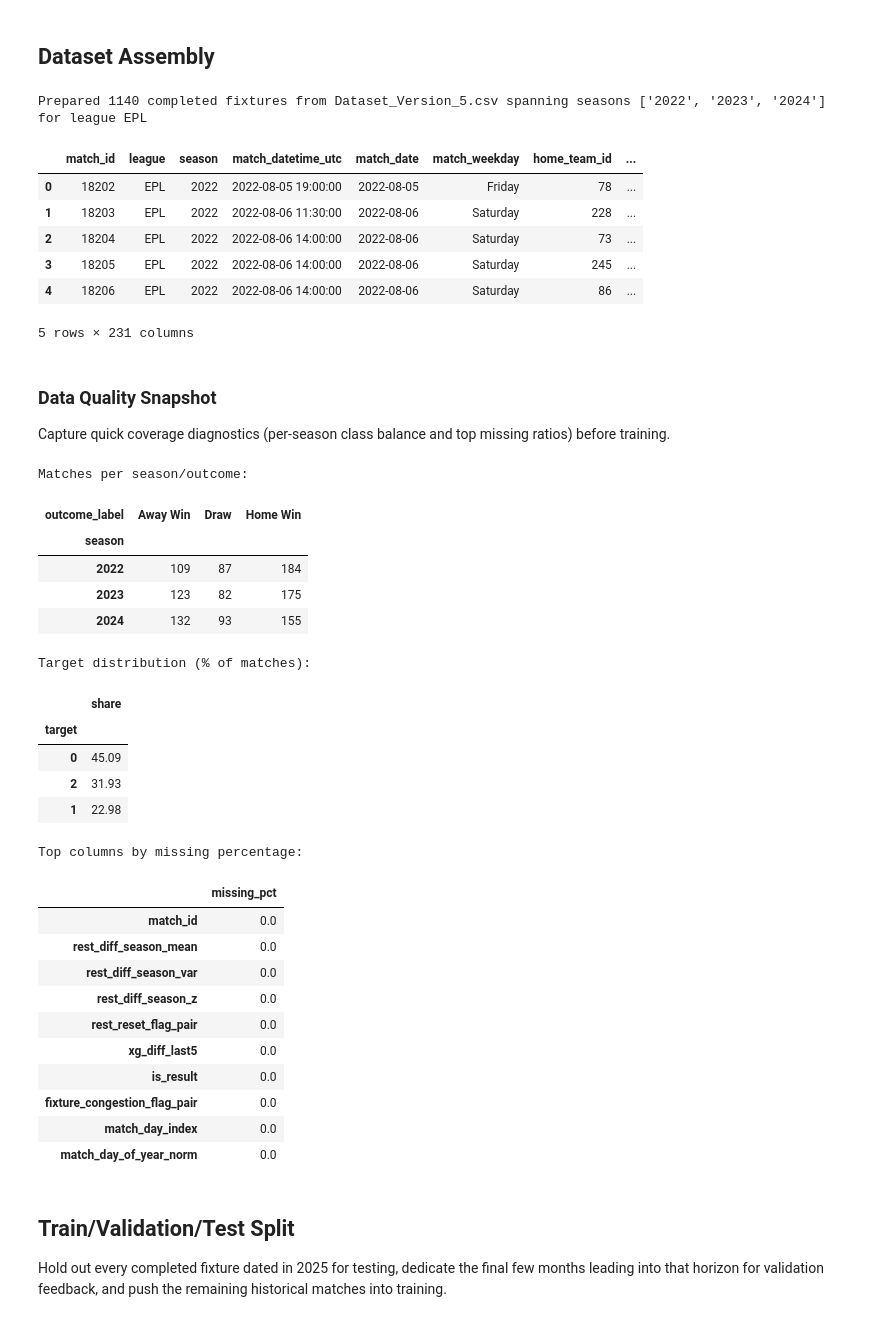
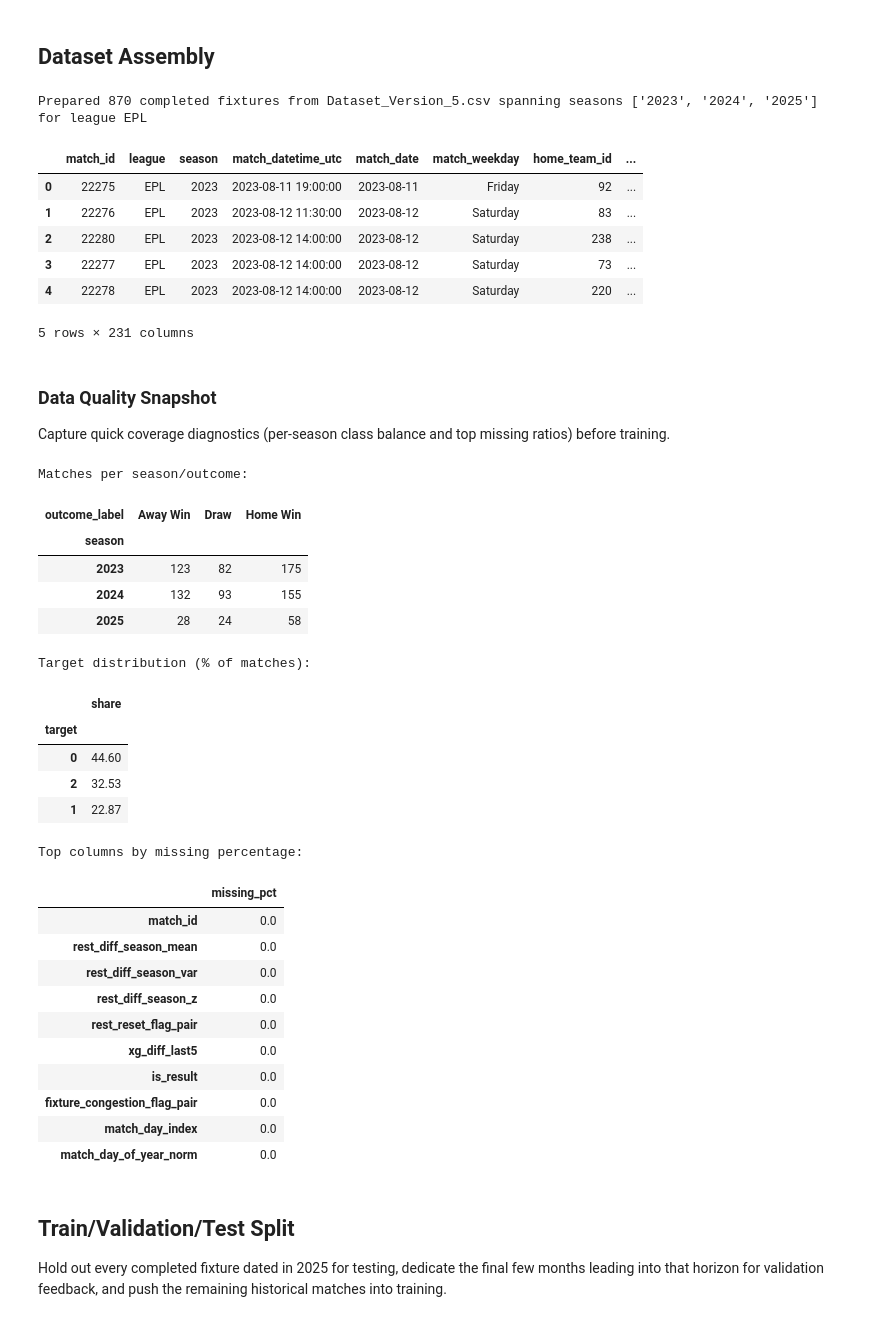
Before and after one commit to Beautiful-Game-Oracle/The-Beautiful-Game-Oracle, a Jupyter notebook: Football Predictor Models.ipynb, the cells around one changed output. Cells and saved outputs as stored; diff of their text form; code cells hidden in the pictures.

```diff
--- a/Football Predictor Models.ipynb
+++ b/Football Predictor Models.ipynb
@@ -70,7 +70,7 @@ if str(analysis_root) not in sys.path:
 # Experiment configuration
 PROJECT_NAME = "The-Beautiful-Game-Oracle"
 LEAGUE = "EPL"
-SEASONS = ["2024", "2023", "2022"]  # used for metadata/logging
+SEASONS = ["2025","2024", "2023"]  # used for metadata/logging
 TEST_YEAR = 2025  # completed matches for the held-out test horizon
 VALIDATION_WINDOW_MONTHS = 5  # final months before the test year reserved for tuning
 MIN_VALIDATION_MATCHES = 150  # ensure enough batches for calibration/attribution
@@ -84,7 +84,7 @@ DATASET_LABEL = "Dataset_Version_5"
 DATASET_FILENAME = "Dataset_Version_5.csv"
 LEGACY_DATASET_FILENAMES = ["Dataset_Version_3.csv", "Dataset.csv"]
 
-TEST_START_DATE = pd.Timestamp(f"{TEST_YEAR}-01-01")
+TEST_START_DATE = pd.Timestamp(f"{TEST_YEAR}-09-22")
 VALIDATION_START_DATE = TEST_START_DATE - pd.DateOffset(months=VALIDATION_WINDOW_MONTHS)
 
 # Filesystem locations (compatible with Kaggle + local use)
@@ -254,10 +254,17 @@ raw_matches_df = pd.read_csv(
 )
 raw_matches_df["is_result"] = raw_matches_df["is_result"].astype(str).str.lower() == "true"
 
-# Filter to completed fixtures for the configured league
+# Filter to completed fixtures for the configured league and selected seasons
 league_filtered_df = raw_matches_df.loc[raw_matches_df["league"] == LEAGUE].copy()
+league_filtered_df["season"] = league_filtered_df["season"].astype(str)
+
+if SEASONS:
+    season_filtered_df = league_filtered_df.loc[league_filtered_df["season"].isin(SEASONS)].copy()
+else:
+    season_filtered_df = league_filtered_df.copy()
+
 match_features_df = (
-    league_filtered_df.loc[league_filtered_df["is_result"]]
+    season_filtered_df.loc[season_filtered_df["is_result"]]
     .assign(
         season=lambda df: df["season"].astype(str),
         match_date=lambda df: pd.to_datetime(df["match_date"], errors="coerce"),
@@ -466,39 +473,39 @@ if {"home_shots_for", "away_shots_for"}.issubset(match_features_df.columns):
         "away_shots_for_avg5",
         "home_shots_allowed_avg5",
         "away_shots_allowed_avg5",
         "home_shots_for_avg3",
         "away_shots_for_avg3",
         "home_shots_allowed_avg3",
         "away_shots_allowed_avg3",
         "shot_vol_gap_avg5",
         "shot_suppress_gap_avg5",
         "shot_volume_gap_avg3",
         "shot_suppress_gap_avg3",
         "shots_tempo_avg5",
         "shots_tempo_avg3",
     ]
     for col in shot_cols_to_clean:
         match_features_df[col] = match_features_df[col].astype(np.float32).fillna(0.0)
 
     match_features_df["log_shot_ratio_avg5"] = (
         match_features_df["log_shot_ratio_avg5"].replace([np.inf, -np.inf], 0.0).fillna(0.0).astype(np.float32)
     )
 else:
     match_features_df["log_shot_ratio_avg5"] = 0.0
 
 print(
     f"Prepared {len(match_features_df)} completed fixtures from {LEAGUE_RESULTS_PATH.name} spanning seasons {sorted(match_features_df['season'].unique())} for league {LEAGUE}"
 )
 
 display(match_features_df.head())
 # %% [output]
-Prepared 1140 completed fixtures from Dataset_Version_5.csv spanning seasons ['2022', '2023', '2024'] for league EPL
+Prepared 870 completed fixtures from Dataset_Version_5.csv spanning seasons ['2023', '2024', '2025'] for league EPL
 |  | match_id | league | season | match_datetime_utc | match_date | match_weekday | home_team_id | ... |
-| 0 | 18202 | EPL | 2022 | 2022-08-05 19:00:00 | 2022-08-05 | Friday | 78 | ... |
-| 1 | 18203 | EPL | 2022 | 2022-08-06 11:30:00 | 2022-08-06 | Saturday | 228 | ... |
-| 2 | 18204 | EPL | 2022 | 2022-08-06 14:00:00 | 2022-08-06 | Saturday | 73 | ... |
-| 3 | 18205 | EPL | 2022 | 2022-08-06 14:00:00 | 2022-08-06 | Saturday | 245 | ... |
-| 4 | 18206 | EPL | 2022 | 2022-08-06 14:00:00 | 2022-08-06 | Saturday | 86 | ... |
+| 0 | 22275 | EPL | 2023 | 2023-08-11 19:00:00 | 2023-08-11 | Friday | 92 | ... |
+| 1 | 22276 | EPL | 2023 | 2023-08-12 11:30:00 | 2023-08-12 | Saturday | 83 | ... |
+| 2 | 22280 | EPL | 2023 | 2023-08-12 14:00:00 | 2023-08-12 | Saturday | 238 | ... |
+| 3 | 22277 | EPL | 2023 | 2023-08-12 14:00:00 | 2023-08-12 | Saturday | 73 | ... |
+| 4 | 22278 | EPL | 2023 | 2023-08-12 14:00:00 | 2023-08-12 | Saturday | 220 | ... |
 5 rows × 231 columns
 # %% [markdown]
 ### Data Quality Snapshot
@@ -538,15 +545,15 @@ display(missing_pct.to_frame())
 Matches per season/outcome:
 | outcome_label | Away Win | Draw | Home Win |
 | season |  |  |  |
-| 2022 | 109 | 87 | 184 |
 | 2023 | 123 | 82 | 175 |
 | 2024 | 132 | 93 | 155 |
+| 2025 | 28 | 24 | 58 |
 Target distribution (% of matches):
 |  | share |
 | target |  |
-| 0 | 45.09 |
-| 2 | 31.93 |
-| 1 | 22.98 |
+| 0 | 44.60 |
+| 2 | 32.53 |
+| 1 | 22.87 |
 Top columns by missing percentage:
 |  | missing_pct |
 | match_id | 0.0 |
```
Also changed, not shown: parts of 7 cells of this notebook, 2 other files.
